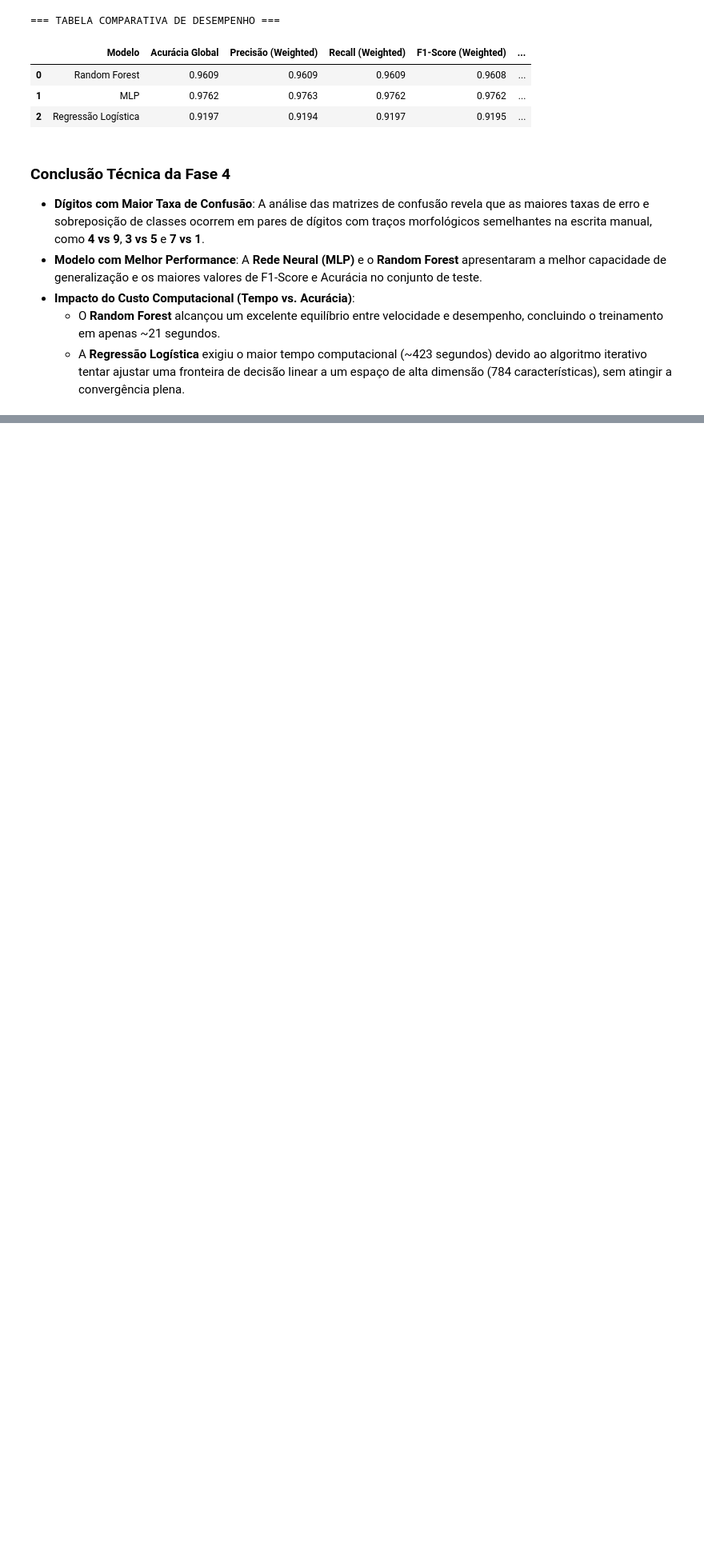
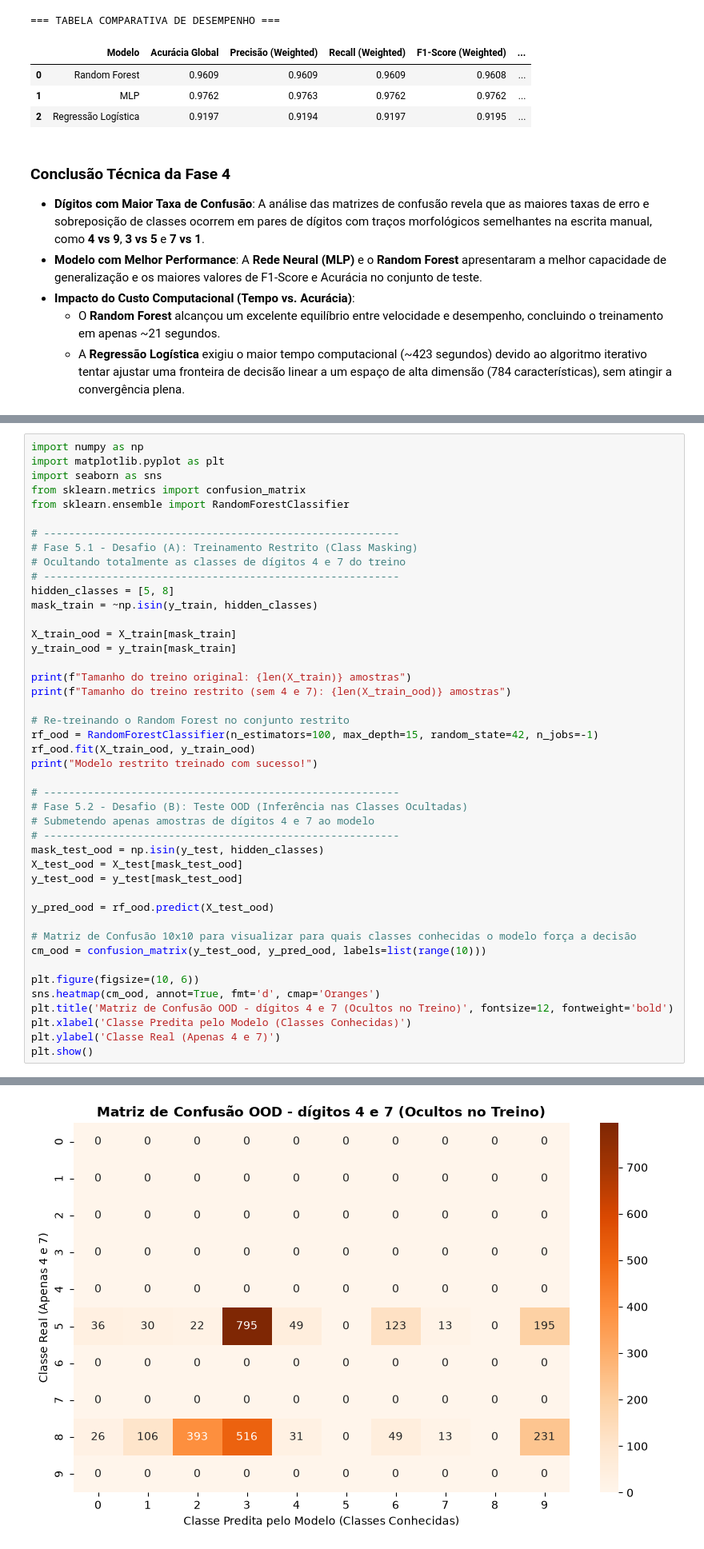
Before and after one commit to richardmendonca-senai/mnist-classification-pipeline, a Jupyter notebook: pipeline_mnist.ipynb, the cells around one changed output, grey strips where cells are left out. Shown at 80% size. Saved outputs shown, nothing was run; the diff lists cells and outputs as text; blank space fills up the shorter version.

Commit message:
atualiza notebook com codigo e graficos da fase 5

```diff
--- a/pipeline_mnist.ipynb
+++ b/pipeline_mnist.ipynb
@@ -223,0 +231,45 @@ display(df_results)
+# %%
+import numpy as np
+import matplotlib.pyplot as plt
+import seaborn as sns
+from sklearn.metrics import confusion_matrix
+from sklearn.ensemble import RandomForestClassifier
+
+# ---------------------------------------------------------
+# Fase 5.1 - Desafio (A): Treinamento Restrito (Class Masking)
+# Ocultando totalmente as classes de dígitos 4 e 7 do treino
+# ---------------------------------------------------------
+hidden_classes = [5, 8]
+mask_train = ~np.isin(y_train, hidden_classes)
+
+X_train_ood = X_train[mask_train]
+y_train_ood = y_train[mask_train]
+
+print(f"Tamanho do treino original: {len(X_train)} amostras")
+print(f"Tamanho do treino restrito (sem 4 e 7): {len(X_train_ood)} amostras")
+
+# Re-treinando o Random Forest no conjunto restrito
+rf_ood = RandomForestClassifier(n_estimators=100, max_depth=15, random_state=42, n_jobs=-1)
+rf_ood.fit(X_train_ood, y_train_ood)
+print("Modelo restrito treinado com sucesso!")
+
+# ---------------------------------------------------------
+# Fase 5.2 - Desafio (B): Teste OOD (Inferência nas Classes Ocultadas)
+# Submetendo apenas amostras de dígitos 4 e 7 ao modelo
+# ---------------------------------------------------------
+mask_test_ood = np.isin(y_test, hidden_classes)
+X_test_ood = X_test[mask_test_ood]
+y_test_ood = y_test[mask_test_ood]
+
+y_pred_ood = rf_ood.predict(X_test_ood)
+
+# Matriz de Confusão 10x10 para visualizar para quais classes conhecidas o modelo força a decisão
+cm_ood = confusion_matrix(y_test_ood, y_pred_ood, labels=list(range(10)))
+
+plt.figure(figsize=(10, 6))
+sns.heatmap(cm_ood, annot=True, fmt='d', cmap='Oranges')
+plt.title('Matriz de Confusão OOD - dígitos 4 e 7 (Ocultos no Treino)', fontsize=12, fontweight='bold')
+plt.xlabel('Classe Predita pelo Modelo (Classes Conhecidas)')
+plt.ylabel('Classe Real (Apenas 4 e 7)')
+plt.show()
+# %% [output]
@@ -223,0 +279 @@ display(df_results)
+[figure, added]
```
Also changed, not shown: parts of 4 cells of this notebook.
